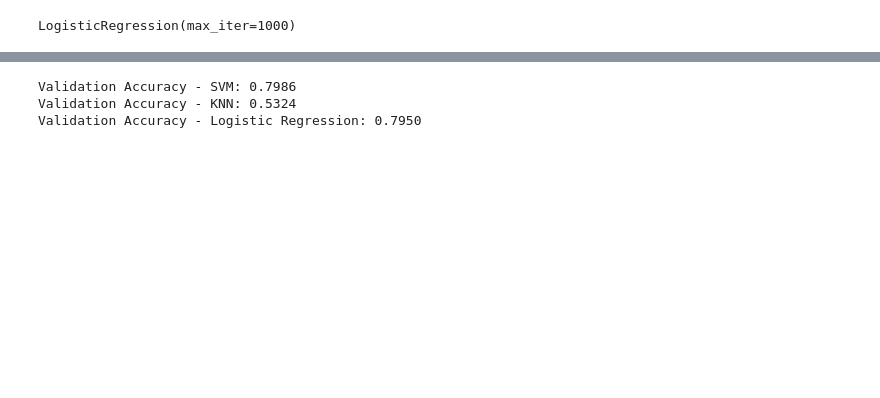
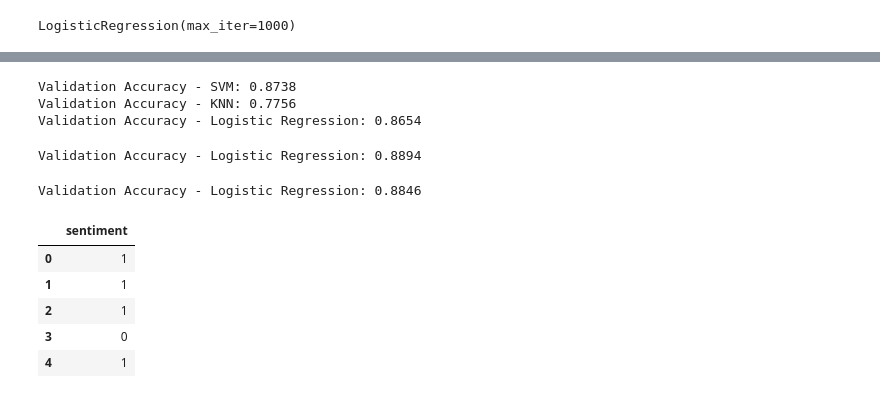
Before and after one commit to parsamhb82/IMDb_Sentiment_Analysis_Project, a Jupyter notebook: imdb_sentiment_analysis.ipynb, the cells around one changed output, grey strips where cells are left out. Saved outputs shown, nothing was run; the diff lists cells and outputs as text; code cells hidden in the pictures; blank space fills up the shorter version.

```diff
--- a/imdb_sentiment_analysis.ipynb
+++ b/imdb_sentiment_analysis.ipynb
@@ -443,26 +481,25 @@ Validation Accuracy - Logistic Regression: 0.7948
 # %%
 tfidf_vectorizer = TfidfVectorizer(
-    max_features=10000,
     stop_words=None,
-    ngram_range=(2, 3)
+    ngram_range=(1, 3)
 )
 
-X_train_tfidf_vectorized_two_three_gram = tfidf_vectorizer.fit_transform(X_train["final_reviews"])
+X_train_tfidf_vectorized_one_three_gram = tfidf_vectorizer.fit_transform(X_train["final_reviews"])
 
-X_test_tfid_vectorized_two_three_gram = tfidf_vectorizer.transform(X_test["final_reviews"])
-X_val_tfid_vectorized_two_three_gram = tfidf_vectorizer.transform(X_val["final_reviews"])
+X_test_tfid_vectorized_one_three_gram = tfidf_vectorizer.transform(X_test["final_reviews"])
+X_val_tfid_vectorized_one_three_gram = tfidf_vectorizer.transform(X_val["final_reviews"])
 
 svm_model = SVC()
 knn_model = KNeighborsClassifier()
 logreg_model = LogisticRegression(max_iter=1000)
 
-svm_model.fit(X_train_tfidf_vectorized_two_three_gram, y_train)
-knn_model.fit(X_train_tfidf_vectorized_two_three_gram, y_train)
-logreg_model.fit(X_train_tfidf_vectorized_two_three_gram, y_train)
+svm_model.fit(X_train_tfidf_vectorized_one_three_gram, y_train)
+knn_model.fit(X_train_tfidf_vectorized_one_three_gram, y_train)
+logreg_model.fit(X_train_tfidf_vectorized_one_three_gram, y_train)
 
-y_val_pred_svm = svm_model.predict(X_val_tfid_vectorized_two_three_gram)
-y_val_pred_knn = knn_model.predict(X_val_tfid_vectorized_two_three_gram)
-y_val_pred_logreg = logreg_model.predict(X_val_tfid_vectorized_two_three_gram)
+y_val_pred_svm = svm_model.predict(X_val_tfid_vectorized_one_three_gram)
+y_val_pred_knn = knn_model.predict(X_val_tfid_vectorized_one_three_gram)
+y_val_pred_logreg = logreg_model.predict(X_val_tfid_vectorized_one_three_gram)
 
 val_acc_svm = accuracy_score(y_val, y_val_pred_svm)
 val_acc_knn = accuracy_score(y_val, y_val_pred_knn)
@@ -472,6 +509,6 @@ print(f"Validation Accuracy - SVM: {val_acc_svm:.4f}")
 print(f"Validation Accuracy - KNN: {val_acc_knn:.4f}")
 print(f"Validation Accuracy - Logistic Regression: {val_acc_logreg:.4f}")
 # %% [output]
-Validation Accuracy - SVM: 0.7986
-Validation Accuracy - KNN: 0.5324
-Validation Accuracy - Logistic Regression: 0.7950
+Validation Accuracy - SVM: 0.8738
+Validation Accuracy - KNN: 0.7756
+Validation Accuracy - Logistic Regression: 0.8654
@@ -477,0 +527,8 @@ Validation Accuracy - Logistic Regression: 0.7950
+# %%
+logreg_model = LogisticRegression(C=100, max_iter=10000)
+logreg_model.fit(X_train_tfidf_vectorized_one_three_gram, y_train)
+y_val_pred_logreg = logreg_model.predict(X_val_tfid_vectorized_one_three_gram)
+val_acc_logreg = accuracy_score(y_val, y_val_pred_logreg)
+print(f"Validation Accuracy - Logistic Regression: {val_acc_logreg:.4f}")
+# %% [output]
+Validation Accuracy - Logistic Regression: 0.8894
@@ -477,0 +545,20 @@ Validation Accuracy - Logistic Regression: 0.7950
+# %%
+logreg_model = LogisticRegression(max_iter=10000, C=6)
+logreg_model.fit(X_train_tfidf_vectorized_onegram, y_train)
+y_val_pred_logreg = logreg_model.predict(X_val_tfid_vectorized_onegram)
+
+val_acc_logreg = accuracy_score(y_val, y_val_pred_logreg)
+
+print(f"Validation Accuracy - Logistic Regression: {val_acc_logreg:.4f}")
+# %% [output]
+Validation Accuracy - Logistic Regression: 0.8846
+# %%
+sentiments = pd.read_pickle('data/sentiments.pkl')
+sentiments.head()
+# %% [output]
+|  | sentiment |
+| 0 | 1 |
+| 1 | 1 |
+| 2 | 1 |
+| 3 | 0 |
+| 4 | 1 |
```
Also changed, not shown: parts of 39 cells of this notebook, 5 other files.
